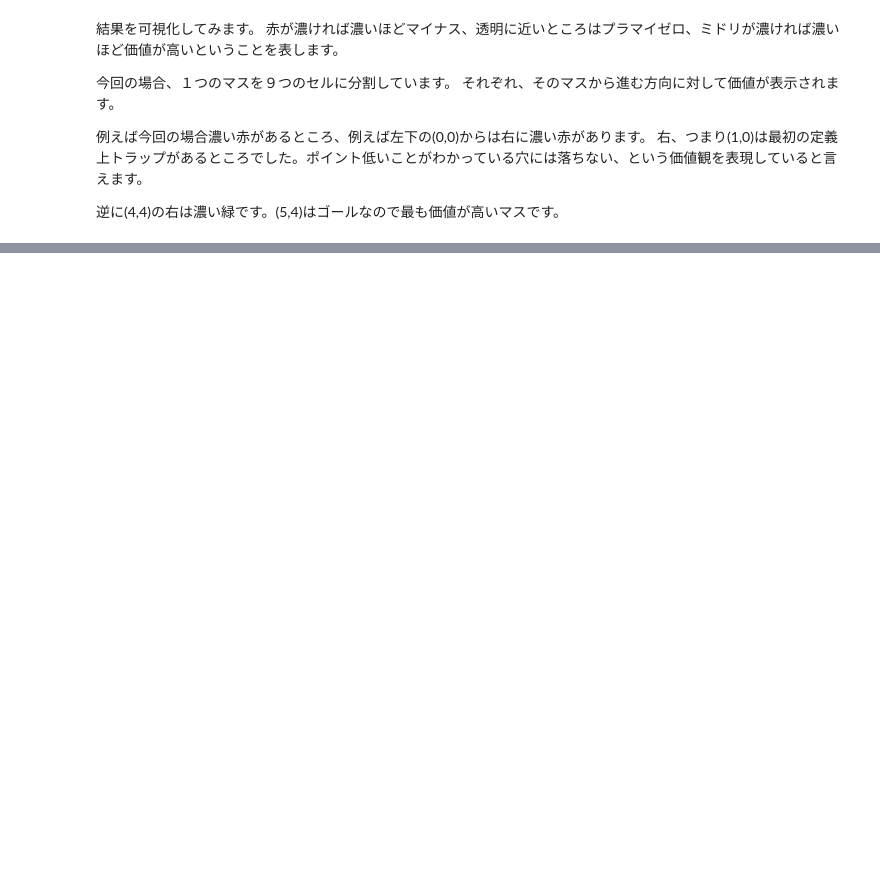
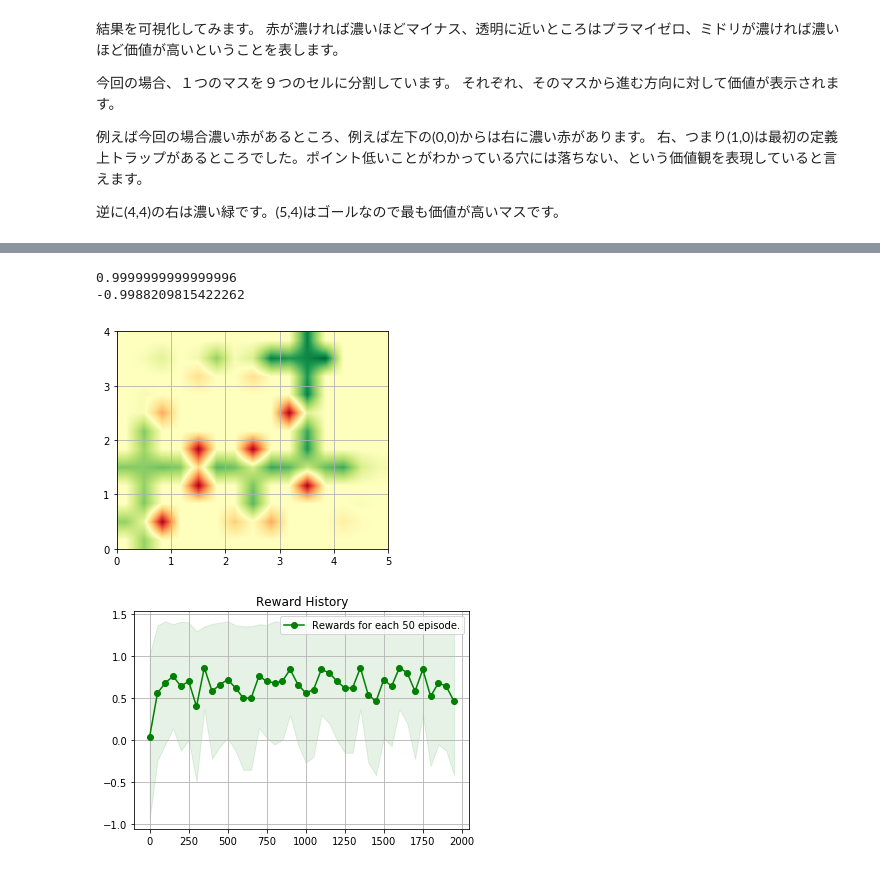
Before and after one commit to marufeuille/LearningRL, a Jupyter notebook: It's_demo/BeforeYouTryToReinforcementLearning.ipynb, the cells around one changed output, grey strips where cells are left out. Saved outputs shown, nothing was run; the diff lists cells and outputs as text; code cells hidden in the pictures; blank space fills up the shorter version.

Commit message:
add QLearning

```diff
--- a/It's_demo/BeforeYouTryToReinforcementLearning.ipynb
+++ b/It's_demo/BeforeYouTryToReinforcementLearning.ipynb
@@ -527,0 +535,30 @@ agent.show_reward_log()
+# %%
+class QLearningAgent(ELAgent):
+
+    def __init__(self, epsilon=0.1):
+        super().__init__(epsilon)
+
+    def learn(self, env, episode_count=1000, learning_rate=0.1, gamma=0.9, report_interval=50):
+        self.init_log()
+        self.Q = defaultdict(lambda: [0] * len(actions))
+        N = defaultdict(lambda: [0] * len(actions))
+        actions = list(range(len(env.actions)))
+
+        for e in range(episode_count):
+            s = env.reset()
+            done = False
+            while not done:
+                a = self.policy(s, actions)
+                n_state, reward, done = env.step(a)
+                gain = reward + gamma * max(self.Q[n_state])
+                estimated = self.Q[s][a]
+                self.Q[s][a] += learning_rate * (gain - estimated)
+                s = n_state
+            else:
+                self.log(reward)
+
+            if e != 0 and e % report_interval == 0:
+                self.show_reward_log(episode=e)
+# %%
+agent = QLearningAgent(epsilon=0.1)
+agent.learn(env, episode_count=2000, report_interval=50)
@@ -527,0 +583,8 @@ agent.show_reward_log()
+# %%
+show_q_value(env, agent.Q)
+agent.show_reward_log()
+# %% [output]
+0.9999999999999996
+-0.9988209815422262
+[figure, added]
+[figure, added]
```
Also changed, not shown: parts of 4 cells of this notebook.
